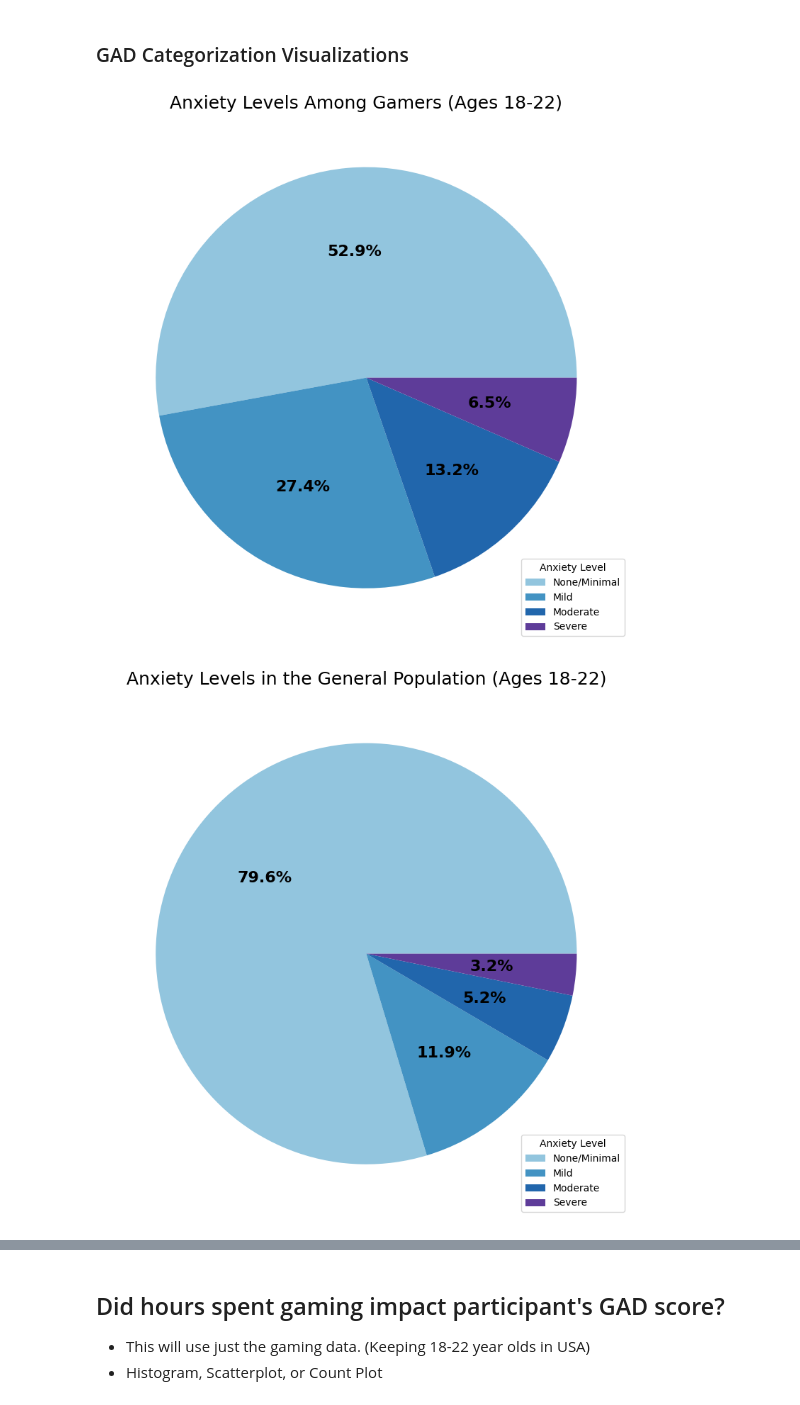
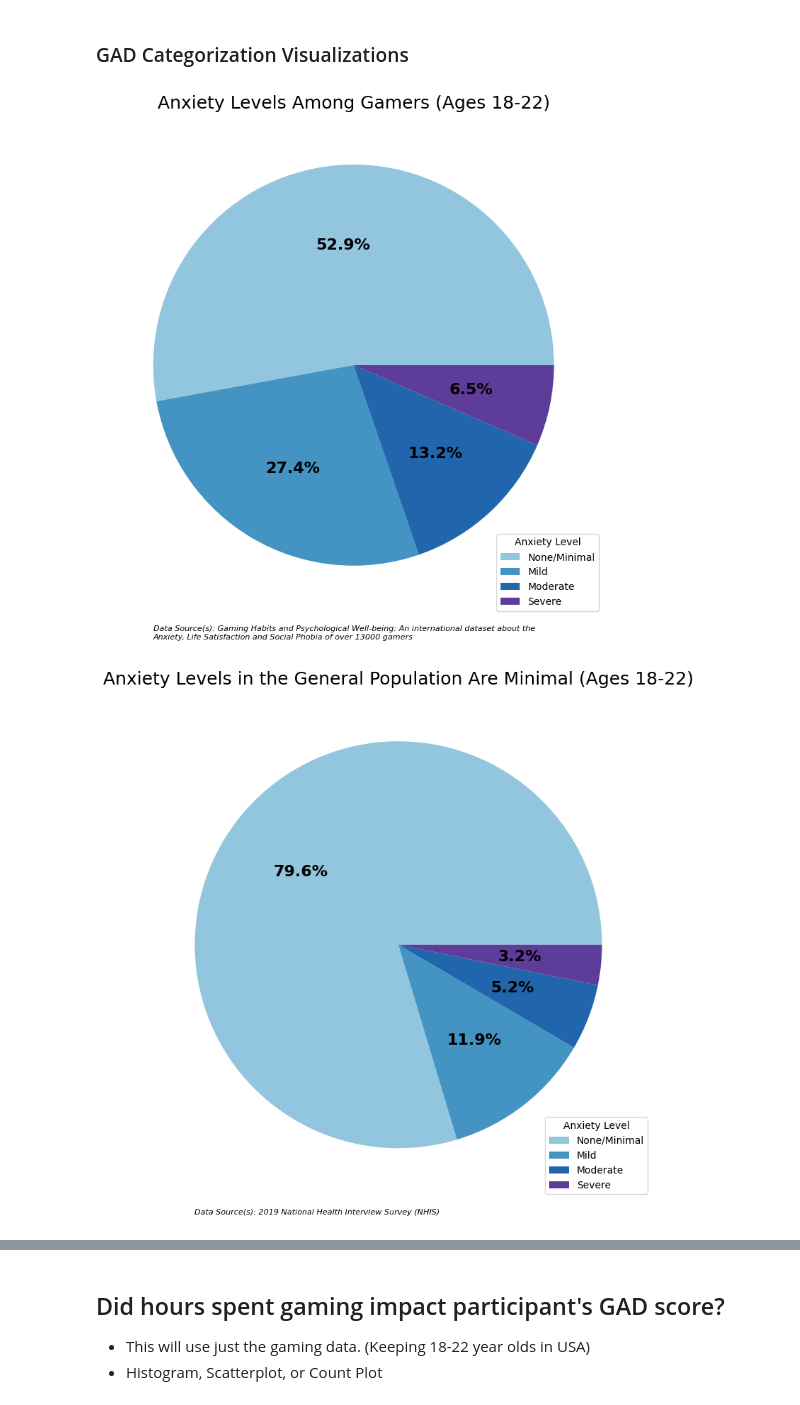
Before and after one commit to amallred/gaming-mental-health-analysis, a Jupyter notebook: notebooks/final_analysis.ipynb, the cells around one changed output, grey strips where cells are left out. Saved outputs shown, nothing was run; the diff lists cells and outputs as text; code cells hidden in the pictures.

Commit message:
polishing: refined, labeled charts, updated readme

```diff
--- a/notebooks/final_analysis.ipynb
+++ b/notebooks/final_analysis.ipynb
@@ -232,8 +239,11 @@ nhis_GAD_cat_percentages_response = pd.read_sql(nhis_GAD_cat_percentages_query,
 nhis_GAD_cat_percent_series = pd.read_sql(nhis_GAD_cat_percentages_query, conn, index_col='cat_name')['percentage']
 # %% [markdown]
 ### Pie Chart Function
+# %%
+source_GAD_title_pie = 'Gaming Habits and Psychological Well-being: An international dataset about the\nAnxiety, Life Satisfaction and Social Phobia of over 13000 gamers'
+source_NHIS_title_pie = '2019 National Health Interview Survey (NHIS)'
 # %%
-def display_GAD_pie_chart (series_name, plot_name):
+def display_GAD_pie_chart (series_name, plot_name, data_source_name, x_coord, y_coord, file_name):
     fig, ax = plt.subplots(figsize=(8,8))
 
     ax.pie(
@@ -253,6 +263,12 @@ def display_GAD_pie_chart (series_name, plot_name):
         title = "Anxiety Level"
     )
 
+    # Cite sources
+    annotate_plot(data_source_name, x_coord, y_coord)
+
+    # Save figure as image
+    plt.savefig(f'../plots/{file_name}.png')
+
     plt.tight_layout()
     plt.show()
 
@@ -261,10 +277,10 @@ def display_GAD_pie_chart (series_name, plot_name):
 # %% [markdown]
 ### GAD Categorization Visualizations
 # %%
-display_GAD_pie_chart(gamer_GAD_cat_percent_series, 'Anxiety Levels Among Gamers (Ages 18-22)')
+display_GAD_pie_chart(gamer_GAD_cat_percent_series, 'Anxiety Levels Among Gamers (Ages 18-22)', source_GAD_title_pie, 0.1, -10, 'gamer_gad_pie')
 # %% [output]
-[figure, old version]
+[figure, new version]
 # %%
-display_GAD_pie_chart(nhis_GAD_cat_percent_series, 'Anxiety Levels in the General Population (Ages 18-22)')
+display_GAD_pie_chart(nhis_GAD_cat_percent_series, 'Anxiety Levels in the General Population Are Minimal (Ages 18-22)', source_NHIS_title_pie, 0.1, -10, 'nhis_gad_pie')
 # %% [output]
-[figure, old version]
+[figure, new version]
```
Also changed, not shown: parts of 17 cells of this notebook, 13 other files.
